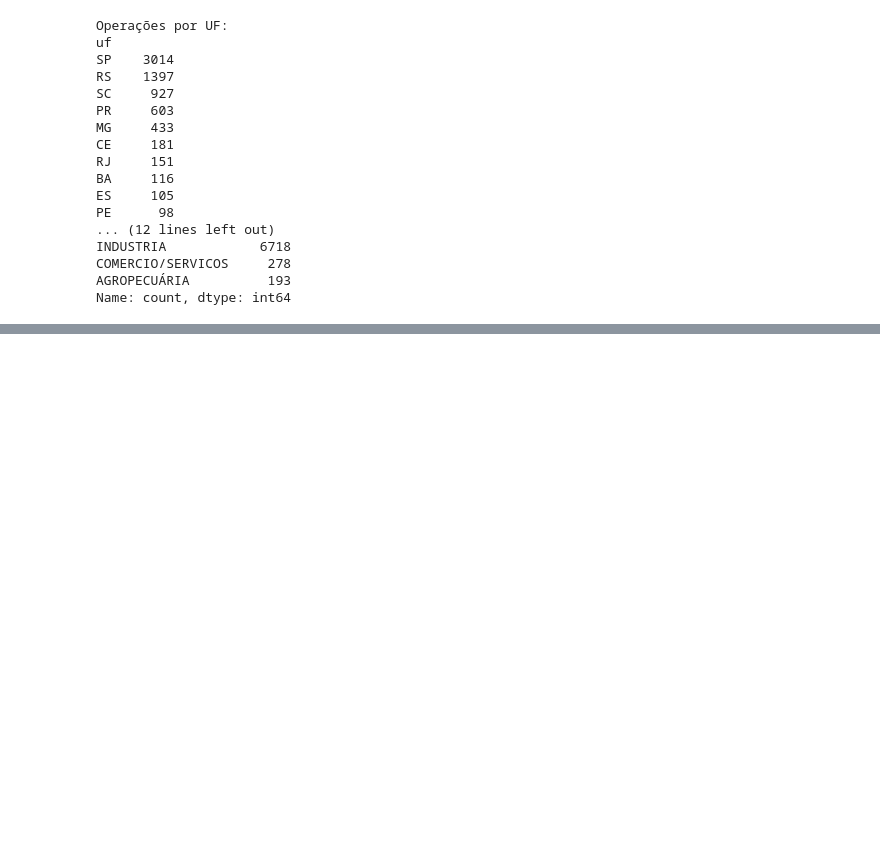
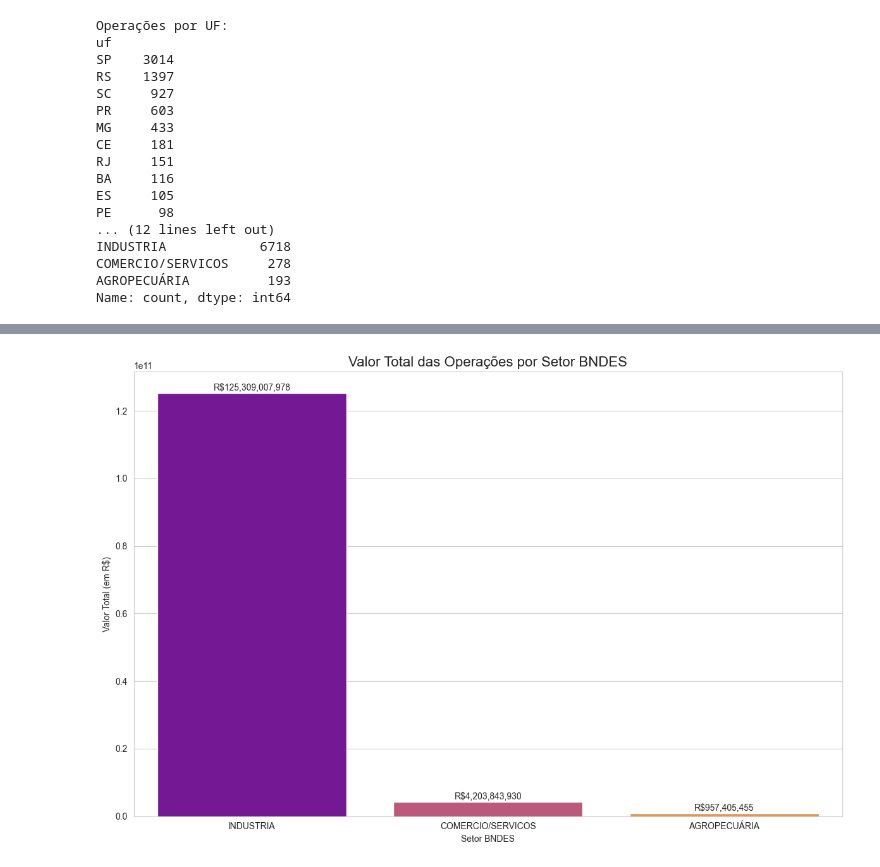
Before and after one commit to pdromls/Analise_BNDES_2, a Jupyter notebook: notebooks/02_BNDES_EDA.ipynb, the cells around one changed output, grey strips where cells are left out. Drawn from its saved outputs; the diff is of its cells as text; code cells hidden in the pictures; blank space fills up the shorter version.

```diff
--- a/notebooks/02_BNDES_EDA.ipynb
+++ b/notebooks/02_BNDES_EDA.ipynb
@@ -58,0 +95,13 @@ Name: count, dtype: int64
+# %%
+grafico = sns.barplot(data=valor_por_setor, x='setor_bndes', y='valor_da_operacao_em_reais',hue='setor_bndes', palette='plasma', legend=False)
+
+for container in grafico.containers:
+    grafico.bar_label(container, fmt='R${:,.0f}', padding=0.8, size=10)
+
+plt.title("Valor Total das Operações por Setor BNDES", fontsize=16)
+plt.xlabel("Setor BNDES")
+plt.ylabel("Valor Total (em R$)")
+plt.tight_layout()
+plt.show()
+# %% [output]
+[figure, added]
```
Also changed, not shown: parts of 21 cells of this notebook, 5 other files.
